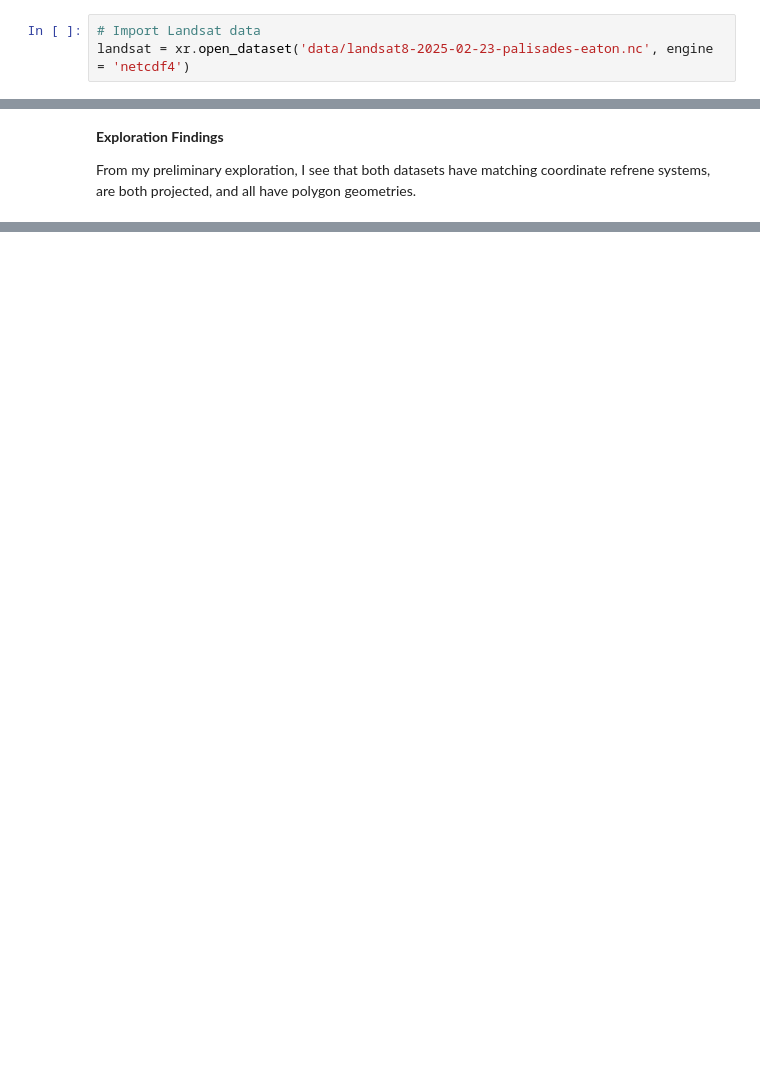
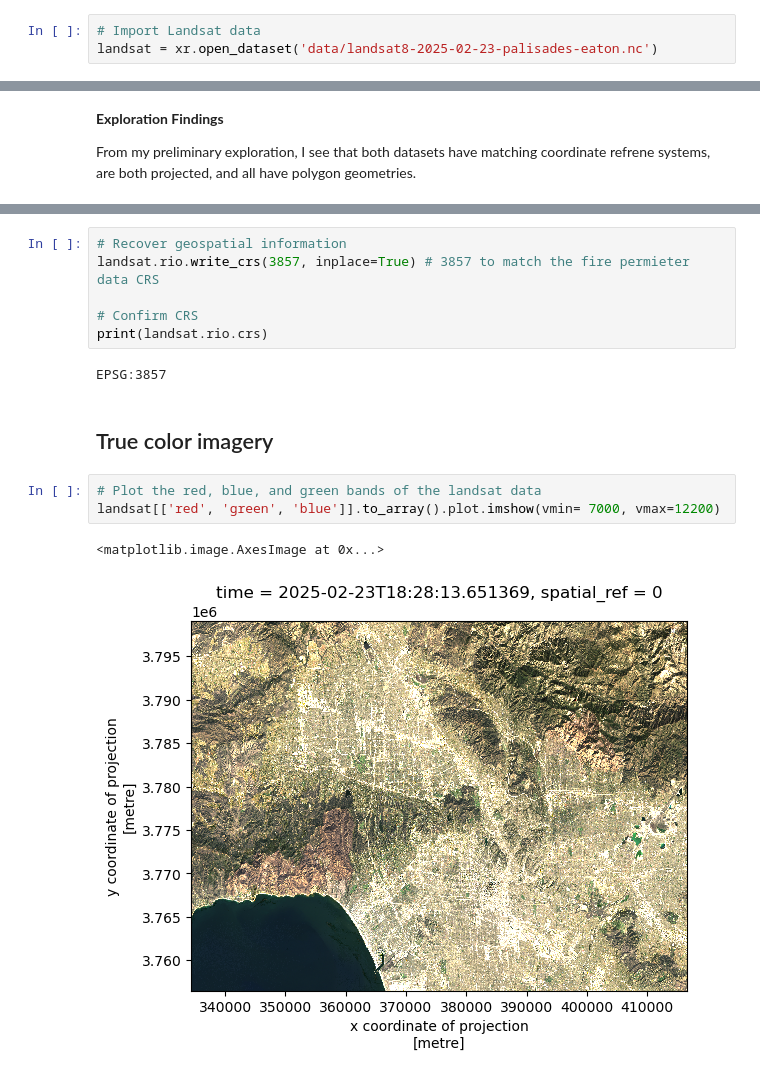
Before and after one commit to IsabellaSegarra/eds220-hwk4, a Jupyter notebook: hwk4-task2-false-color-segarra.ipynb, the cells around one changed output, grey strips where cells are left out. Saved outputs shown, nothing was run; the diff lists cells and outputs as text; blank space fills up the shorter version.

Commit message:
Import landsat data and create rgb and false color maps.

```diff
--- a/hwk4-task2-false-color-segarra.ipynb
+++ b/hwk4-task2-false-color-segarra.ipynb
@@ -32,3 +29,3 @@ TypeError: Error: /Users/isabellasegarra/Documents/MEDS/EDS-220/eds220-hwk4/data
 # %%
 # Import Landsat data
-landsat = xr.open_dataset('data/landsat8-2025-02-23-palisades-eaton.nc', engine = 'netcdf4')
+landsat = xr.open_dataset('data/landsat8-2025-02-23-palisades-eaton.nc')
@@ -64,0 +115,16 @@ From my preliminary exploration, I see that both datasets have matching coordina
+# %%
+# Recover geospatial information
+landsat.rio.write_crs(3857, inplace=True) # 3857 to match the fire permieter data CRS
+
+# Confirm CRS
+print(landsat.rio.crs)
+# %% [output]
+EPSG:3857
+# %% [markdown]
+## True color imagery
+# %%
+# Plot the red, blue, and green bands of the landsat data
+landsat[['red', 'green', 'blue']].to_array().plot.imshow(vmin= 7000, vmax=12200)
+# %% [output]
+<matplotlib.image.AxesImage at 0x...>
+[figure, added]
```
Also changed, not shown: parts of 21 cells of this notebook.
